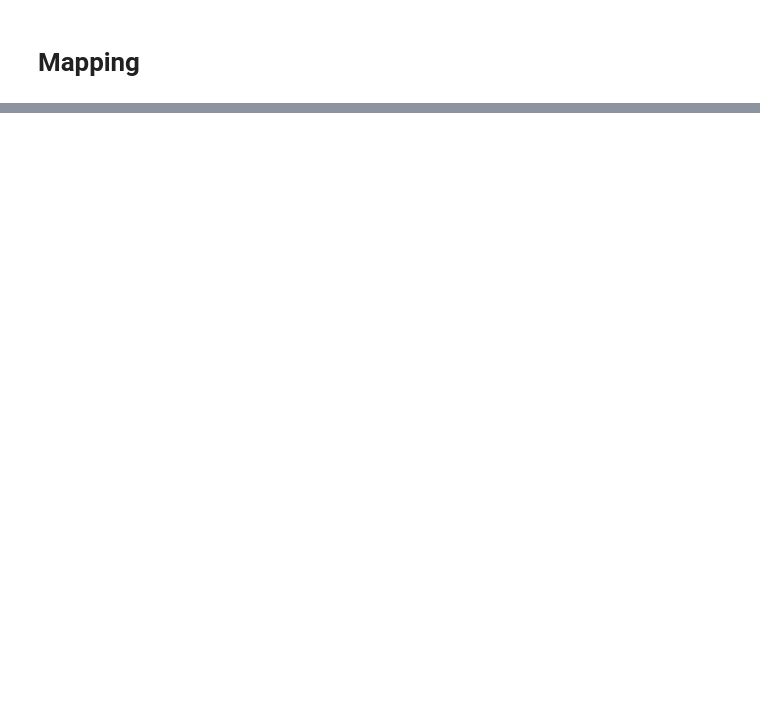
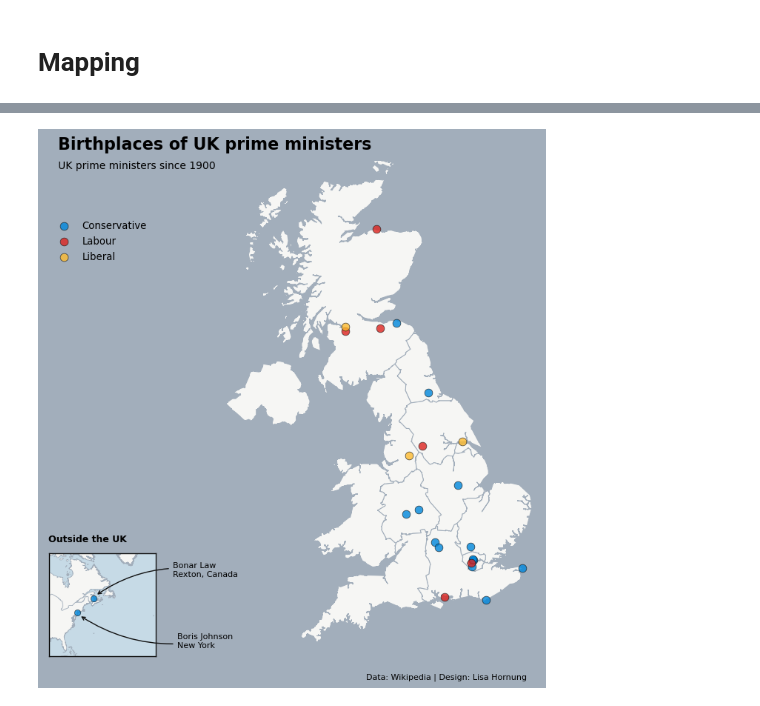
Before and after one commit to Lisa-Ho/30-day-map-challenge, a Jupyter notebook: 2022/Day1/Day1_UK_prime_ministers.ipynb, the cells around one changed output, grey strips where cells are left out. Drawn from its saved outputs; the diff is of its cells as text; code cells hidden in the pictures; blank space fills up the shorter version.

```diff
--- a/2022/Day1/Day1_UK_prime_ministers.ipynb
+++ b/2022/Day1/Day1_UK_prime_ministers.ipynb
@@ -84,4 +87,7 @@ import matplotlib.pyplot as plt
 fp = "uk_regions.geojson"
 regions_map = gpd.GeoDataFrame.from_file(fp)
 
-regions_map.to_crs(epsg=4326).plot()
+#load world map
+world_map = gpd.GeoDataFrame.from_file("world_countries.geojson")
+
+#regions_map.to_crs(epsg=4326).plot()
@@ -131,0 +109,85 @@ Text(0.5, 1.0, 'Birthplaces of UK prime ministers')
+# %%
+fig, ax = plt.subplots(figsize = (13,13))
+
+#party colours
+pointsPalette = {'Conservative': '#0087DC', 'Liberal': '#FDBB30', 'Labour': '#DC241f'}
+
+### MAPS
+#### UK
+ax = plt.subplot(122)
+regions_map.to_crs(epsg=4326).plot(ax=ax, color='#f6f6f4', edgecolor='#A2AEBB', linewidth=0.75)
+df_uk = geo_df[~geo_df["Name"].isin(["Boris Johnson", "Bonar Law"])]
+
+for ctype, data in df_uk.groupby('Political party'):
+    color = pointsPalette[ctype]
+    label = ctype
+    data.plot(color=color,
+              ax=ax,
+              label=label,
+              markersize=60,
+             edgecolor='#111111',
+             linewidth=0.5,
+             alpha=0.8)
+ax.axis('off')
+ax.set_xlim(-9, 2)
+ax.set_ylim(49.5, 59)
+fig.set_facecolor("#A2AEBB")
+
+#### world
+ax1 = plt.subplot(6,6,27)
+world_map.to_crs(epsg=4326).plot(ax=ax1, color='#f6f6f4', edgecolor='#A2AEBB', linewidth=0.5)
+df_us = geo_df[geo_df["Name"].isin(["Boris Johnson", "Bonar Law"])]
+
+ax1.set_xlim(-90, -30)
+ax1.set_ylim(23, 65)
+ax1.axes.xaxis.set_visible(False)
+ax1.axes.yaxis.set_visible(False)
+for pos in ["bottom", "left", "right", "top"]:
+    ax1.spines[pos].set(color="#111111", linewidth=1)
+
+for ctype, data in df_us.groupby('Political party'):
+    color = pointsPalette[ctype]
+    label = ctype
+    data.plot(color=color,
+              ax=ax1,
+              label=label,
+              markersize=35,
+             edgecolor='#111111',
+             linewidth=0.5,
+             alpha=0.8)
+ax1.set_facecolor("#C6DAE6")
+ax1.set_title("Outside the UK", fontsize=9, x=0.36, y=1.05, fontweight='bold')
+
+#Title and annotations
+plt.figtext(0.4,0.77,'Birthplaces of UK prime ministers', fontsize = 16, weight = 'bold', color='black')
+plt.figtext(0.4,0.75,'UK prime ministers since 1900', fontsize = 10, weight = 'regular', color='black')
+
+plt.figtext(0.72,0.22,'Data: Wikipedia | Design: Lisa Hornung', fontsize = 8, weight = 'regular', color='black')
+
+# ==========
+#legend
+L = ax.legend(ncol=1, frameon=False, loc='upper left',bbox_to_anchor=(-0.46,0.9))
+plt.setp(L.texts, fontsize=9.5)
+
+### Annotations
+#arrow style
+kw = dict(arrowstyle="->", color="#111111")
+
+y = geo_df[geo_df["Name"]=="Boris Johnson"]["lat"]
+x = geo_df[geo_df["Name"]=="Boris Johnson"]["lon"]
+ax1.annotate('Boris Johnson\nNew York', xy=(x+1, y-1), xycoords='data', xytext=(95, -25), textcoords='offset points',
+                   fontsize=8, ha='left', va='center', annotation_clip=False,
+                    arrowprops=dict(**kw, connectionstyle="arc3,rad=-.2", clip_on=False))
+y = geo_df[geo_df["Name"]=="Bonar Law"]["lat"]
+x = geo_df[geo_df["Name"]=="Bonar Law"]["lon"]
+ax1.annotate('Bonar Law\nRexton, Canada', xy=(x+1, y+1), xycoords='data', xytext=(75, 25), textcoords='offset points',
+                   fontsize=8, ha='left', va='center', annotation_clip=False,
+                    arrowprops=dict(**kw, connectionstyle="arc3,rad=.2", clip_on=False))
+
+#save
+plt.savefig("birthplaces-uk-prime-ministers.png", dpi=300)
+
+#save
+plt.savefig("birthplaces-uk-prime-ministers.svg", dpi=300)
+# %% [output]
+[figure, added]
```
Also changed, not shown: parts of 5 cells of this notebook.
